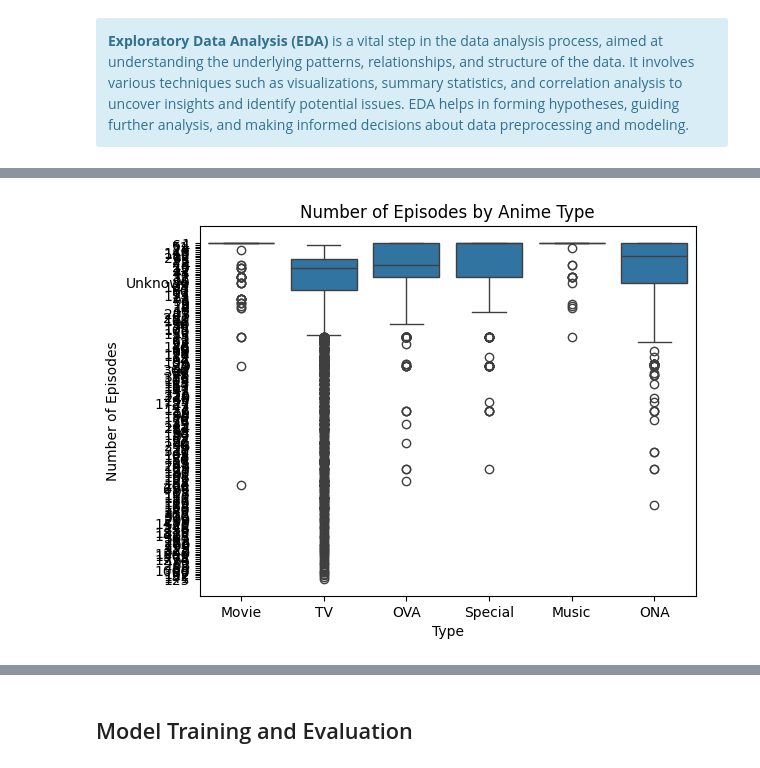
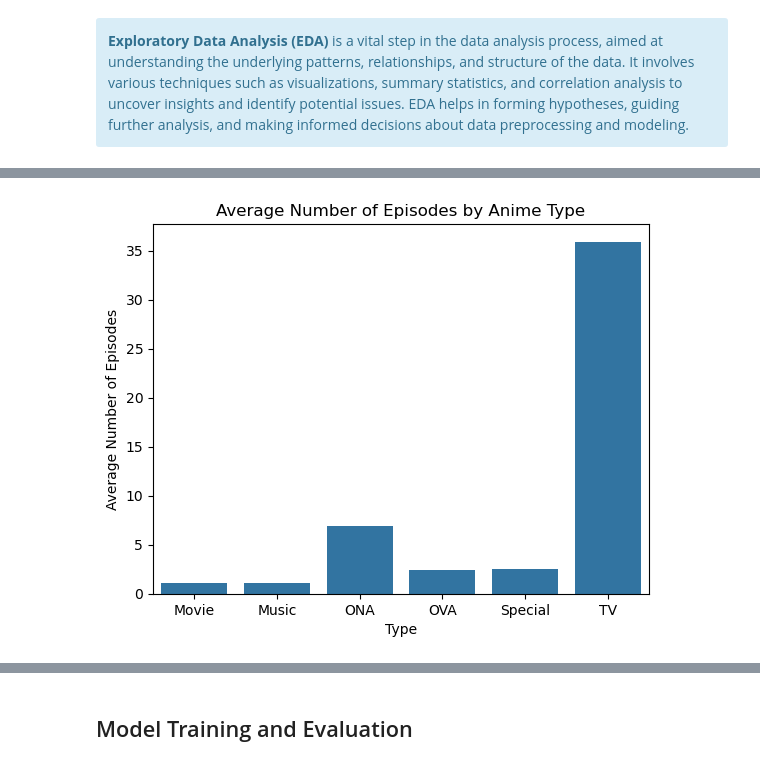
Before and after one commit to Refilwemasapu/Unsupervised-Learning_EG1, a Jupyter notebook: Unsupervised_Learning.ipynb, the cells around one changed output, grey strips where cells are left out. Saved outputs shown, nothing was run; the diff lists cells and outputs as text; code cells hidden in the pictures.

Commit message:
Fixed EDA Error

```diff
--- a/Unsupervised_Learning.ipynb
+++ b/Unsupervised_Learning.ipynb
@@ -436,13 +412,14 @@ plt.show()
 # %%
-import seaborn as sns
-import pandas as pd
-import matplotlib.pyplot as plt
+data['episodes'] = pd.to_numeric(data['episodes'], errors='coerce')
 
+# Calculate the average number of episodes per anime type
+average_episodes = data.groupby('type')['episodes'].mean().reset_index()
 
-sns.boxplot(x='type', y='episodes', data=data)
-plt.title('Number of Episodes by Anime Type')
+# Create a bar plot with the average number of episodes
+sns.barplot(x='type', y='episodes', data=average_episodes)
+plt.title('Average Number of Episodes by Anime Type')
 plt.xlabel('Type')
-plt.ylabel('Number of Episodes')
+plt.ylabel('Average Number of Episodes')
 plt.show()
 # %% [output]
-[figure, old version]
+[figure, new version]
```
Also changed, not shown: parts of 11 cells of this notebook, 1 other file.
